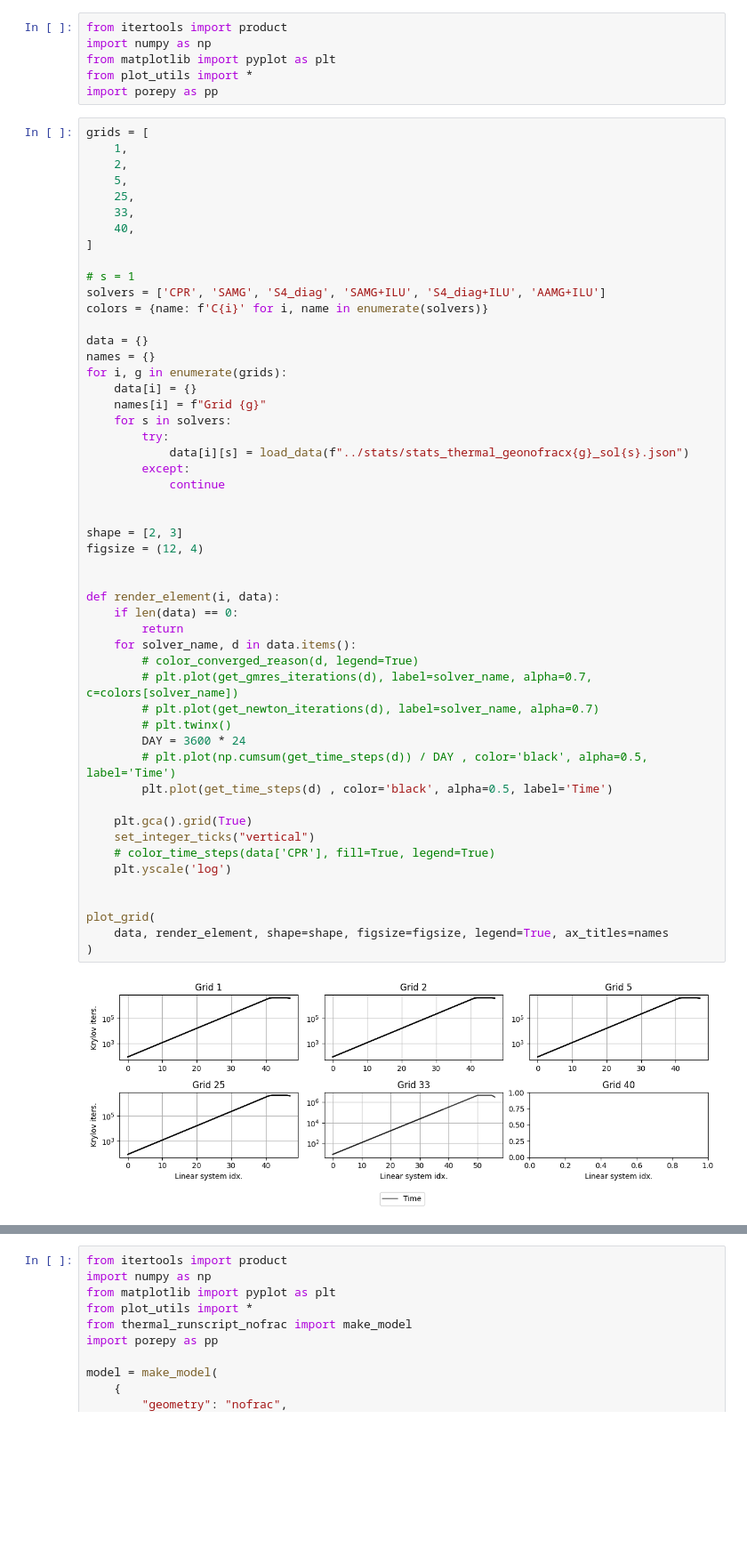
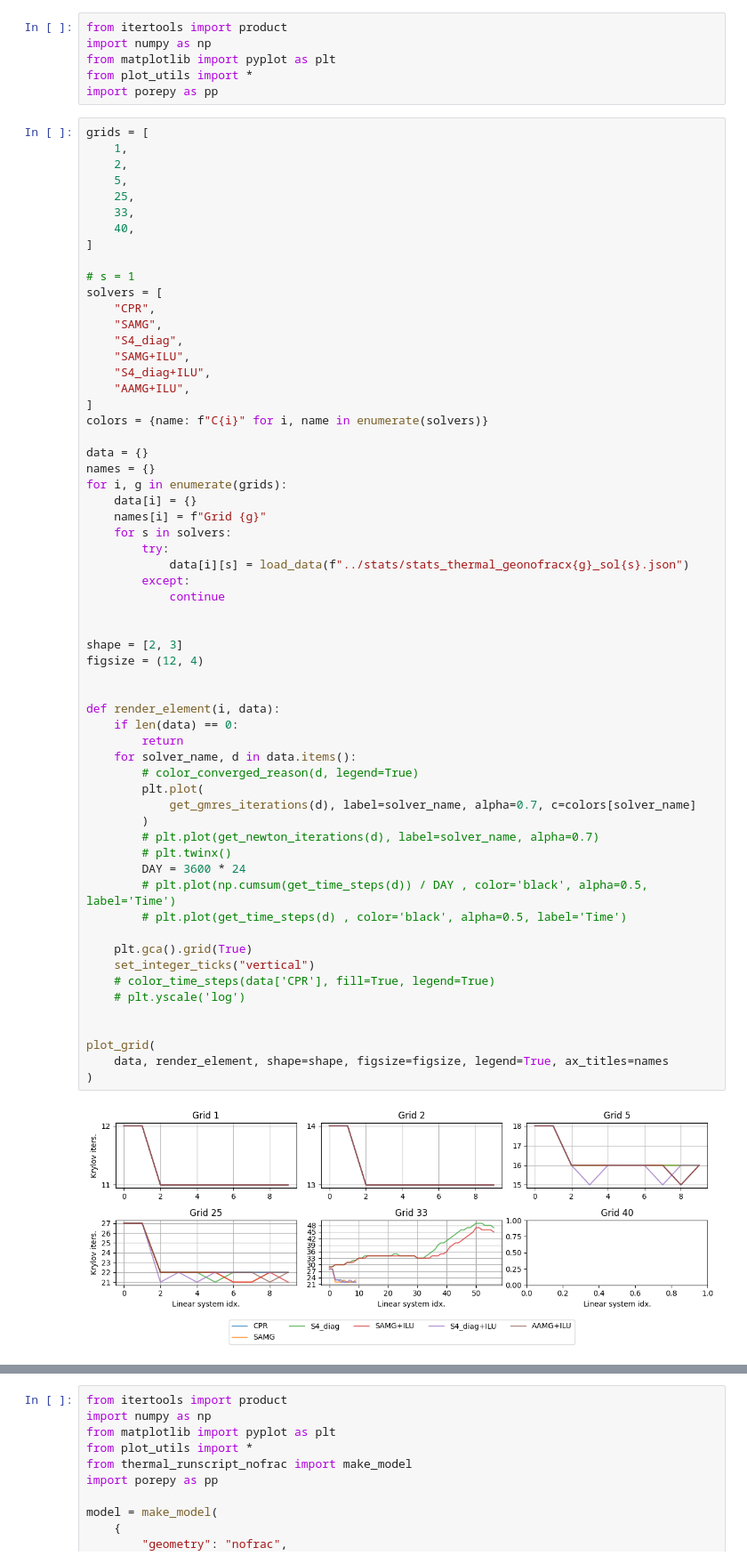
Before and after one commit to pmgbergen/FTHM-Solver, a Jupyter notebook: thermal/experiment_thermal_nofrac_results.ipynb, the cells around one changed output, grey strips where cells are left out. Shown at 89% size. Cells and saved outputs as stored; diff of their text form; blank space fills up the shorter version.

```diff
--- a/thermal/experiment_thermal_nofrac_results.ipynb
+++ b/thermal/experiment_thermal_nofrac_results.ipynb
@@ -15,8 +15,15 @@ grids = [
 ]
 
 # s = 1
-solvers = ['CPR', 'SAMG', 'S4_diag', 'SAMG+ILU', 'S4_diag+ILU', 'AAMG+ILU']
-colors = {name: f'C{i}' for i, name in enumerate(solvers)}
+solvers = [
+    "CPR",
+    "SAMG",
+    "S4_diag",
+    "SAMG+ILU",
+    "S4_diag+ILU",
+    "AAMG+ILU",
+]
+colors = {name: f"C{i}" for i, name in enumerate(solvers)}
 
 data = {}
 names = {}
@@ -26,37 +33,39 @@ for i, g in enumerate(grids):
     for s in solvers:
         try:
             data[i][s] = load_data(f"../stats/stats_thermal_geonofracx{g}_sol{s}.json")
         except:
             continue
 
 
 shape = [2, 3]
 figsize = (12, 4)
 
 
 def render_element(i, data):
     if len(data) == 0:
         return
     for solver_name, d in data.items():
         # color_converged_reason(d, legend=True)
-        # plt.plot(get_gmres_iterations(d), label=solver_name, alpha=0.7, c=colors[solver_name])
+        plt.plot(
+            get_gmres_iterations(d), label=solver_name, alpha=0.7, c=colors[solver_name]
+        )
         # plt.plot(get_newton_iterations(d), label=solver_name, alpha=0.7)
         # plt.twinx()
         DAY = 3600 * 24
         # plt.plot(np.cumsum(get_time_steps(d)) / DAY , color='black', alpha=0.5, label='Time')
-        plt.plot(get_time_steps(d) , color='black', alpha=0.5, label='Time')
+        # plt.plot(get_time_steps(d) , color='black', alpha=0.5, label='Time')
 
     plt.gca().grid(True)
     set_integer_ticks("vertical")
     # color_time_steps(data['CPR'], fill=True, legend=True)
-    plt.yscale('log')
+    # plt.yscale('log')
 
 
 plot_grid(
     data, render_element, shape=shape, figsize=figsize, legend=True, ax_titles=names
 )
 # %% [output]
-[figure, old version]
+[figure, new version]
 # %%
 def render_element(i: int, entry: Sequence[TimeStepStats]):
     entry = entry.get('CPR')
```
Also changed, not shown: parts of 5 cells of this notebook, 6 other files.
